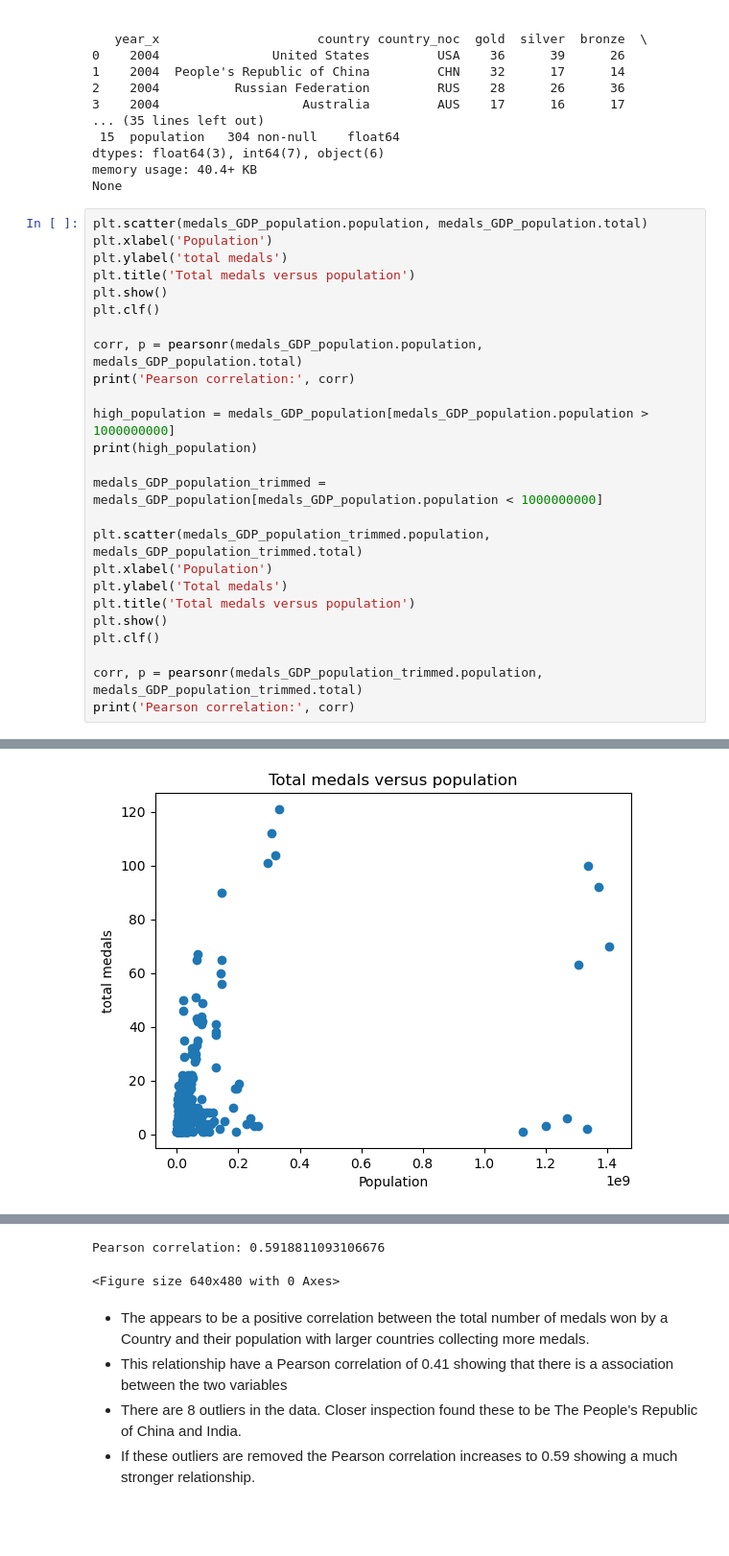
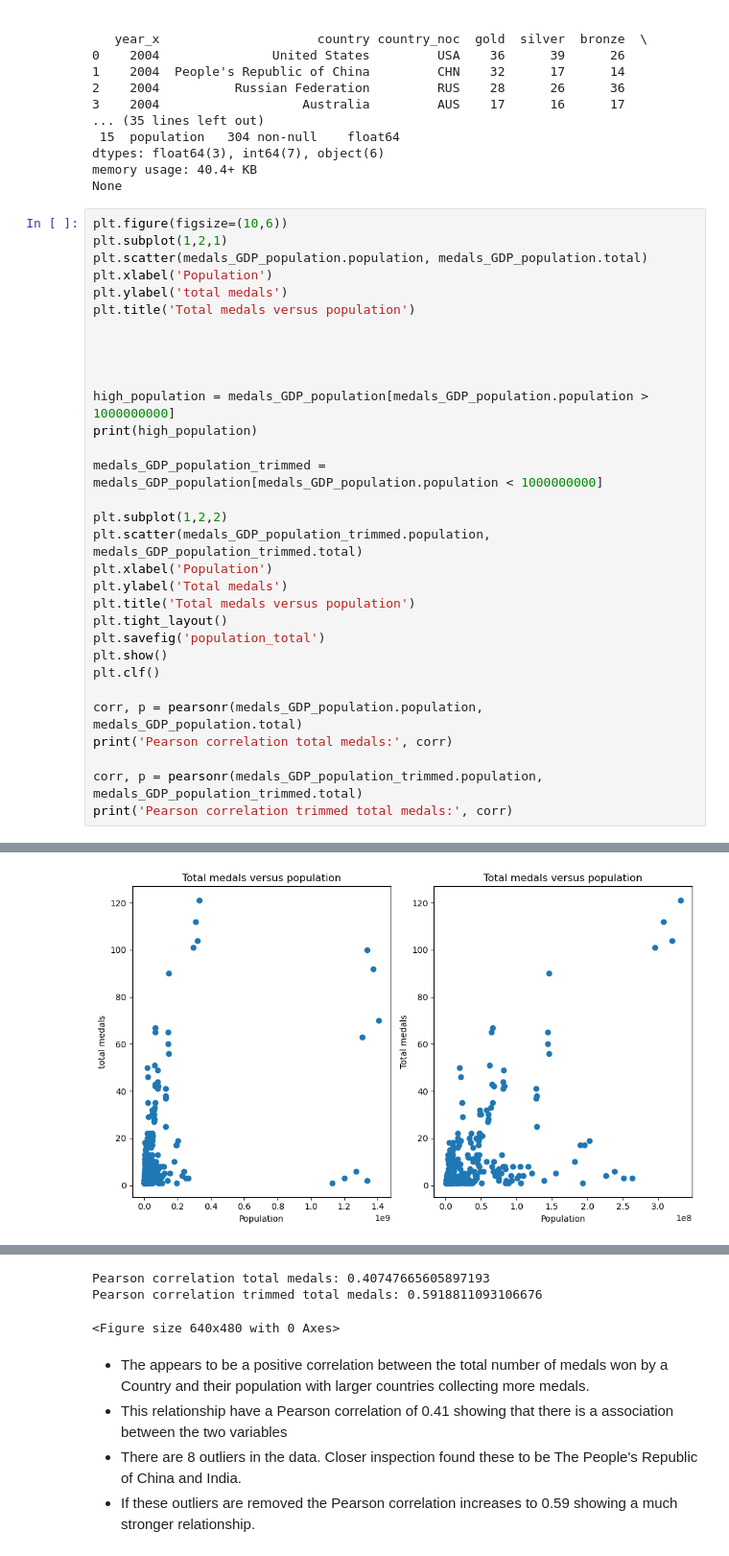
Before and after one commit to catherinekelly33/Portfolio_olympics, a Jupyter notebook: medal_relationships.ipynb, the cells around one changed output, grey strips where cells are left out. Shown at 96% size. Cells and saved outputs as stored; diff of their text form; blank space fills up the shorter version.

```diff
--- a/medal_relationships.ipynb
+++ b/medal_relationships.ipynb
@@ -123,28 +126,34 @@ dtypes: float64(3), int64(7), object(6)
 memory usage: 40.4+ KB
 None
 # %%
+plt.figure(figsize=(10,6))
+plt.subplot(1,2,1)
 plt.scatter(medals_GDP_population.population, medals_GDP_population.total)
 plt.xlabel('Population')
 plt.ylabel('total medals')
 plt.title('Total medals versus population')
-plt.show()
-plt.clf()
 
-corr, p = pearsonr(medals_GDP_population.population, medals_GDP_population.total)
-print('Pearson correlation:', corr)
+
+
 
 high_population = medals_GDP_population[medals_GDP_population.population > 1000000000]
 print(high_population)
 
 medals_GDP_population_trimmed = medals_GDP_population[medals_GDP_population.population < 1000000000]
 
+plt.subplot(1,2,2)
 plt.scatter(medals_GDP_population_trimmed.population, medals_GDP_population_trimmed.total)
 plt.xlabel('Population')
 plt.ylabel('Total medals')
 plt.title('Total medals versus population')
+plt.tight_layout()
+plt.savefig('population_total')
 plt.show()
 plt.clf()
 
+corr, p = pearsonr(medals_GDP_population.population, medals_GDP_population.total)
+print('Pearson correlation total medals:', corr)
+
 corr, p = pearsonr(medals_GDP_population_trimmed.population, medals_GDP_population_trimmed.total)
-print('Pearson correlation:', corr)
+print('Pearson correlation trimmed total medals:', corr)
 # %% [output]
@@ -151 +177 @@ print('Pearson correlation:', corr)
-[figure, old version]
+[figure, new version]
@@ -170,4 +178,5 @@ Pearson correlation: 0.40747665605897193
-Pearson correlation: 0.5918811093106676
+Pearson correlation total medals: 0.40747665605897193
+Pearson correlation trimmed total medals: 0.5918811093106676
 <Figure size 640x480 with 0 Axes>
 # %% [markdown]
 * The appears to be a positive correlation between the total number of medals won by a Country and their population with larger countries collecting more medals.
```
Also changed, not shown: parts of 6 cells of this notebook, 16 other files.
